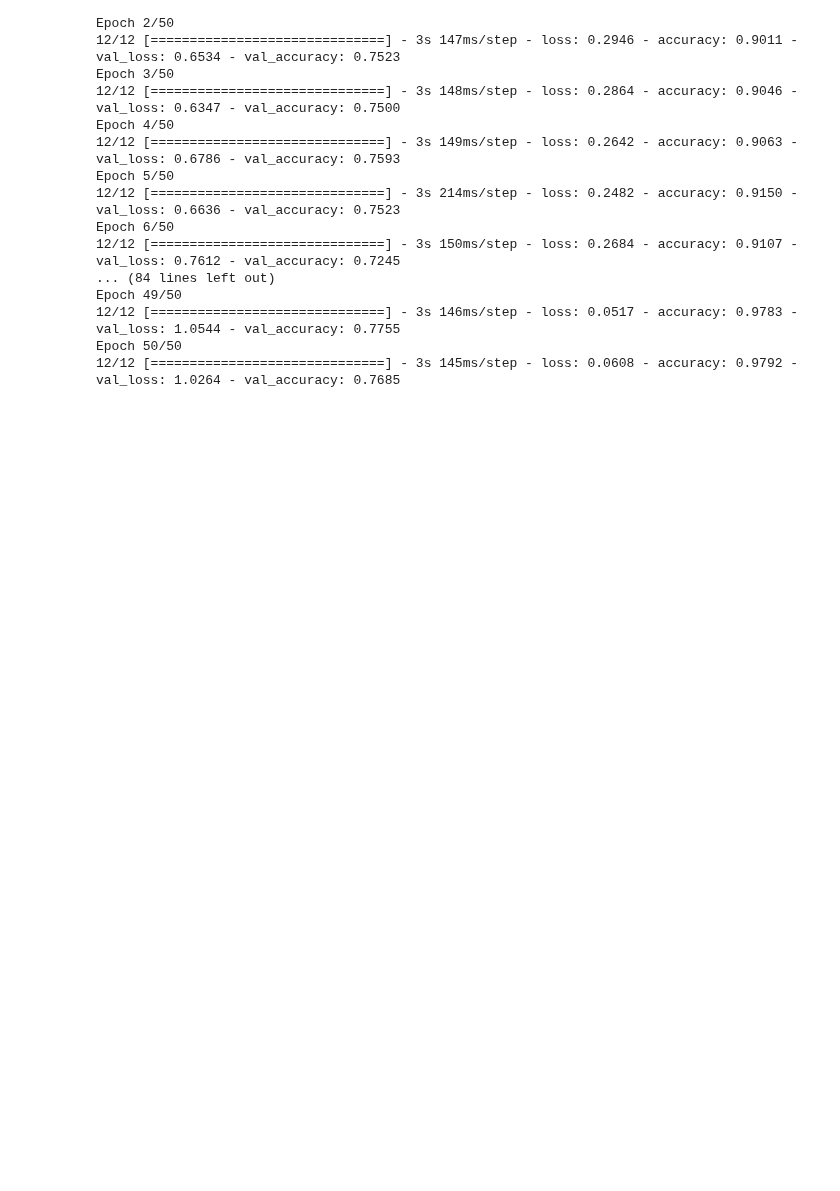
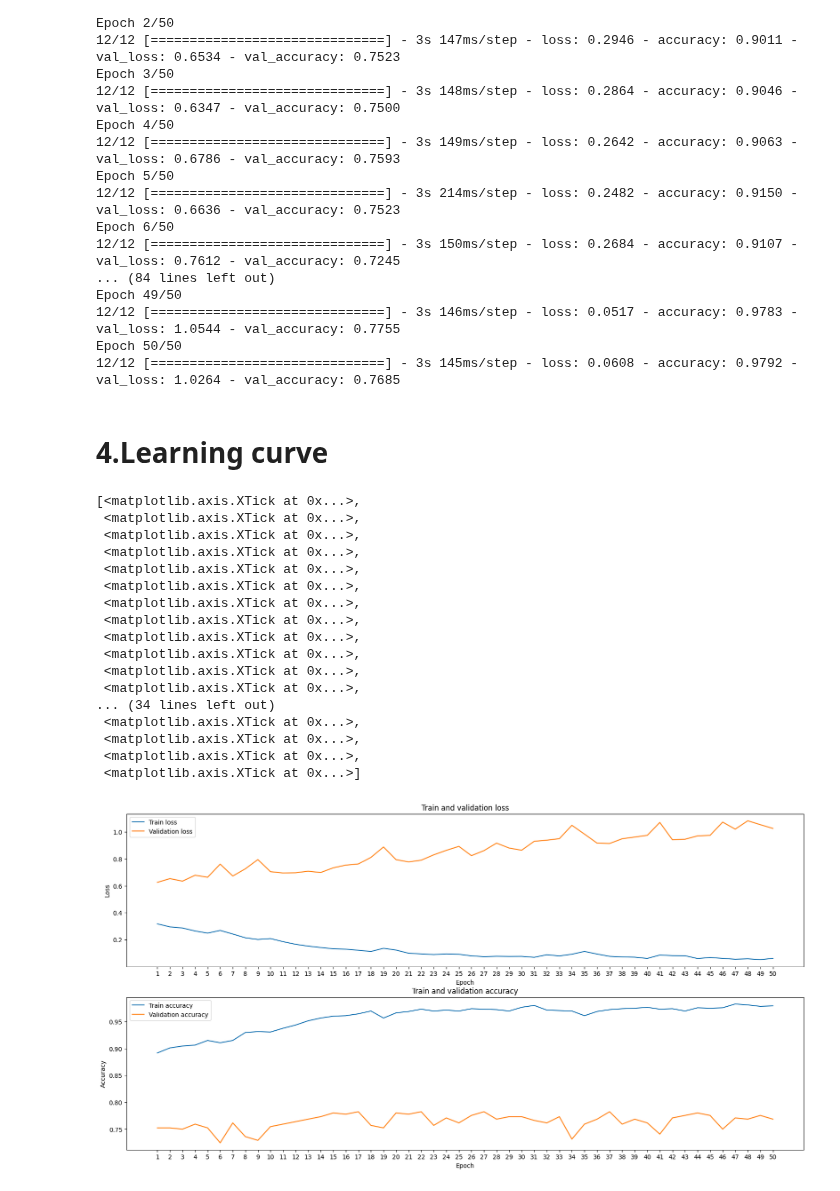
Before and after one commit to KamilShape/emotion_recognition, a Jupyter notebook: emotion_detection.ipynb, the cells around one changed output. Saved outputs shown, nothing was run; the diff lists cells and outputs as text; code cells hidden in the pictures; blank space fills up the shorter version.

Commit message:
Train and validation charts

```diff
--- a/emotion_detection.ipynb
+++ b/emotion_detection.ipynb
@@ -141,3 +141,46 @@ Epoch 49/50
 12/12 [==============================] - 3s 146ms/step - loss: 0.0517 - accuracy: 0.9783 - val_loss: 1.0544 - val_accuracy: 0.7755
 Epoch 50/50
 12/12 [==============================] - 3s 145ms/step - loss: 0.0608 - accuracy: 0.9792 - val_loss: 1.0264 - val_accuracy: 0.7685
+# %% [markdown]
+# **4.Learning curve**
+# %%
+train_loss = history.history['loss']
+train_accuracy = history.history['accuracy']
+val_loss = history.history['val_loss']
+val_accuracy = history.history['val_accuracy']
+array = np.arange(1,51,1)
+# %%
+fig, (ax1, ax2) = plt.subplots(2, 1, figsize = (20,10))
+ax1.set_title('Train and validation loss')
+ax1.plot(array, train_loss, label='Train loss')
+ax1.plot(array, val_loss, label = 'Validation loss')
+ax2.set_title('Train and validation accuracy')
+ax2.plot(array, train_accuracy, label='Train accuracy')
+ax2.plot(array, val_accuracy, label = 'Validation accuracy')
+ax1.set_xlabel('Epoch')
+ax1.set_ylabel('Loss')
+ax2.set_xlabel('Epoch')
+ax2.set_ylabel('Accuracy')
+ax1.legend()
+ax2.legend()
+ax1.set_xticks(array)
+ax2.set_xticks(array)
+# %% [output]
+[<matplotlib.axis.XTick at 0x...>,
+ <matplotlib.axis.XTick at 0x...>,
+ <matplotlib.axis.XTick at 0x...>,
+ <matplotlib.axis.XTick at 0x...>,
+ <matplotlib.axis.XTick at 0x...>,
+ <matplotlib.axis.XTick at 0x...>,
+ <matplotlib.axis.XTick at 0x...>,
+ <matplotlib.axis.XTick at 0x...>,
+ <matplotlib.axis.XTick at 0x...>,
+ <matplotlib.axis.XTick at 0x...>,
+ <matplotlib.axis.XTick at 0x...>,
+ <matplotlib.axis.XTick at 0x...>,
+... (34 lines left out)
+ <matplotlib.axis.XTick at 0x...>,
+ <matplotlib.axis.XTick at 0x...>,
+ <matplotlib.axis.XTick at 0x...>,
+ <matplotlib.axis.XTick at 0x...>]
+[figure, added]
```
